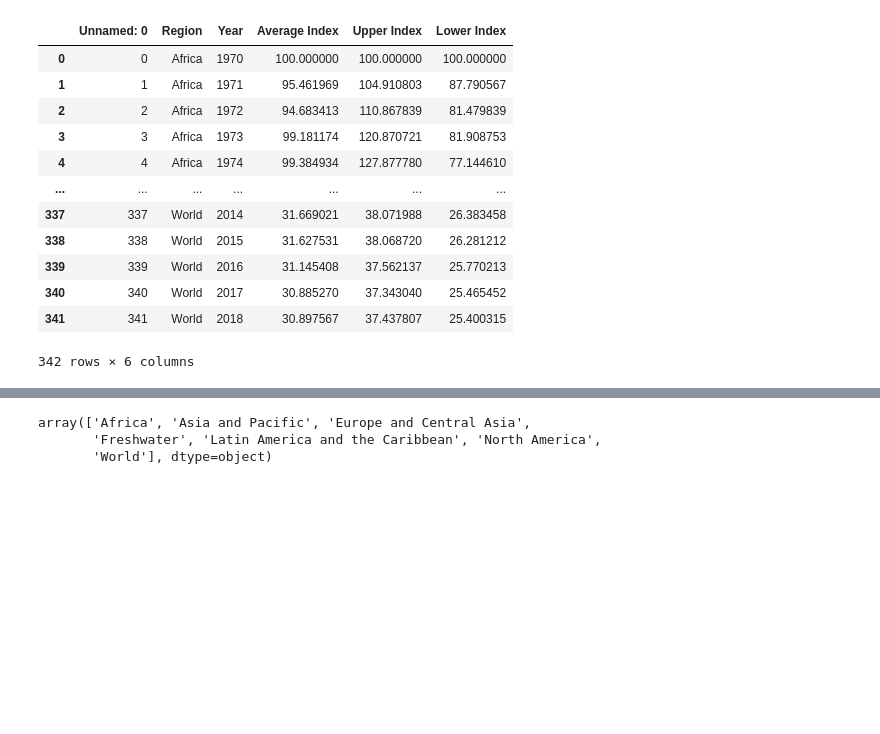
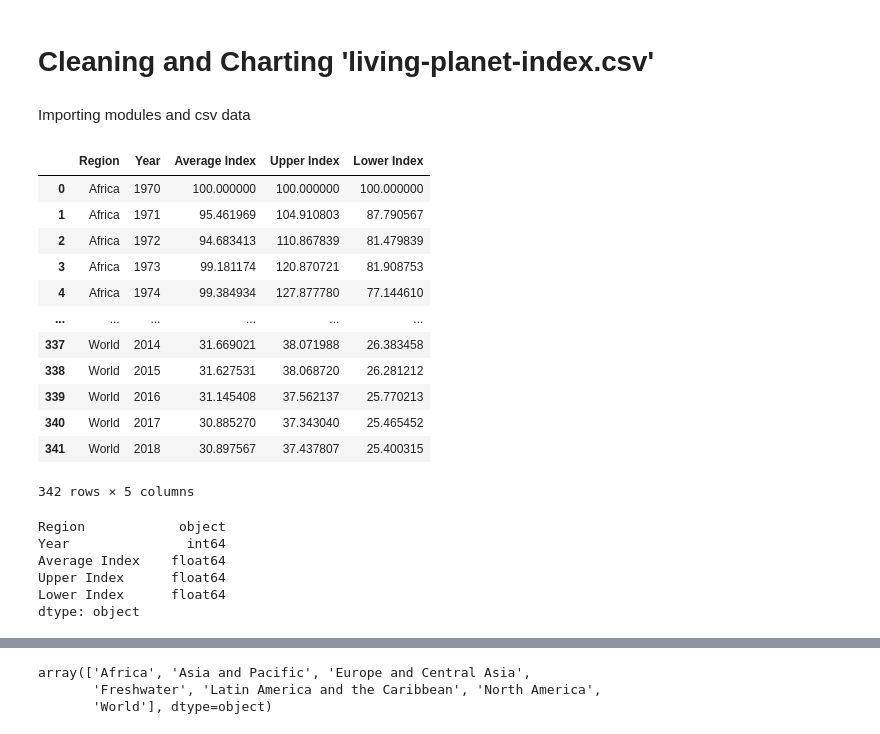
Before and after one commit to kabfare/biodiversity_decline, a Jupyter notebook: living_planet.ipynb, the cells around one changed output, grey strips where cells are left out. Cells and saved outputs as stored; diff of their text form; code cells hidden in the pictures; blank space fills up the shorter version.

Commit message:
cleaning up unnecessary code

```diff
--- a/living_planet.ipynb
+++ b/living_planet.ipynb
@@ -1,22 +1,33 @@
+# %% [markdown]
+# Cleaning and Charting 'living-planet-index.csv'
+# %% [markdown]
+Importing modules and csv data
 # %%
 import pandas as pd
 import matplotlib.pyplot as plt
 # %%
 df=pd.read_csv('living-planet-index.csv', delimiter=';')
-df.to_excel('living-planet-spread.xlsx')
-df=pd.read_excel('living-planet-spread.xlsx')
 df
 # %% [output]
-|  | Unnamed: 0 | Region | Year | Average Index | Upper Index | Lower Index |
-| 0 | 0 | Africa | 1970 | 100.000000 | 100.000000 | 100.000000 |
-| 1 | 1 | Africa | 1971 | 95.461969 | 104.910803 | 87.790567 |
-| 2 | 2 | Africa | 1972 | 94.683413 | 110.867839 | 81.479839 |
-| 3 | 3 | Africa | 1973 | 99.181174 | 120.870721 | 81.908753 |
-| 4 | 4 | Africa | 1974 | 99.384934 | 127.877780 | 77.144610 |
-| ... | ... | ... | ... | ... | ... | ... |
-| 337 | 337 | World | 2014 | 31.669021 | 38.071988 | 26.383458 |
-| 338 | 338 | World | 2015 | 31.627531 | 38.068720 | 26.281212 |
-| 339 | 339 | World | 2016 | 31.145408 | 37.562137 | 25.770213 |
-| 340 | 340 | World | 2017 | 30.885270 | 37.343040 | 25.465452 |
-| 341 | 341 | World | 2018 | 30.897567 | 37.437807 | 25.400315 |
+|  | Region | Year | Average Index | Upper Index | Lower Index |
+| 0 | Africa | 1970 | 100.000000 | 100.000000 | 100.000000 |
+| 1 | Africa | 1971 | 95.461969 | 104.910803 | 87.790567 |
+| 2 | Africa | 1972 | 94.683413 | 110.867839 | 81.479839 |
+| 3 | Africa | 1973 | 99.181174 | 120.870721 | 81.908753 |
+| 4 | Africa | 1974 | 99.384934 | 127.877780 | 77.144610 |
+| ... | ... | ... | ... | ... | ... |
+| 337 | World | 2014 | 31.669021 | 38.071988 | 26.383458 |
+| 338 | World | 2015 | 31.627531 | 38.068720 | 26.281212 |
+| 339 | World | 2016 | 31.145408 | 37.562137 | 25.770213 |
+| 340 | World | 2017 | 30.885270 | 37.343040 | 25.465452 |
+| 341 | World | 2018 | 30.897567 | 37.437807 | 25.400315 |
-342 rows × 6 columns
+342 rows × 5 columns
+# %%
+df.dtypes
+# %% [output]
+Region            object
+Year               int64
+Average Index    float64
+Upper Index      float64
+Lower Index      float64
+dtype: object
```
Also changed, not shown: parts of 15 cells of this notebook, 2 other files.
